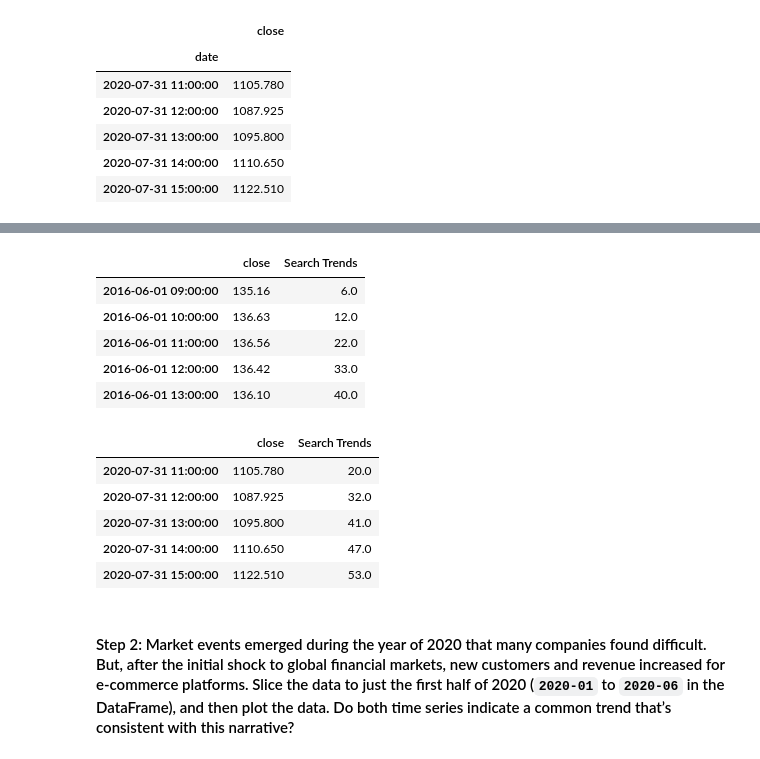
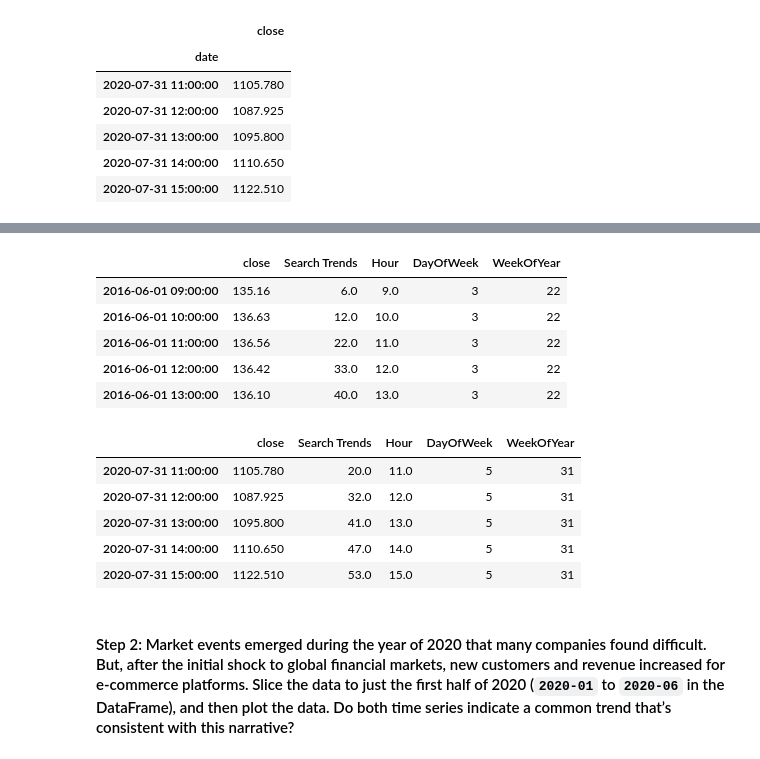
Before and after one commit to cscheese/prophet-challenge, a Jupyter notebook: forecasting_net_prophet.ipynb, the cells around one changed output, grey strips where cells are left out. Saved outputs shown, nothing was run; the diff lists cells and outputs as text; code cells hidden in the pictures.

```diff
--- a/forecasting_net_prophet.ipynb
+++ b/forecasting_net_prophet.ipynb
@@ -202,0 +194,16 @@ To that end, you want to mine the search traffic data for predictable seasonal p
+# %%
+# Group the hourly search data to plot the average traffic by the day of week, using `df.index.isocalendar().day`.
+# this code, too was AI generated within colab
+# prompt: # Group the hourly search data to plot the average traffic by the day of week, using `df.index.isocalendar().day`.
+
+# Extract the day of the week from the index
+df_mercado_trends['DayOfWeek'] = df_mercado_trends.index.isocalendar().day
+
+# Group by day of the week and calculate the mean search trends
+daily_average_traffic = df_mercado_trends.groupby('DayOfWeek')['Search Trends'].mean()
+
+# Plot the daily average traffic
+daily_average_traffic.plot(title='Average Traffic by Day of Week')
+plt.xlabel('Day of Week (1=Mon, 7=Sun)')
+plt.ylabel('Average Search Trends')
+plt.show()
@@ -209,0 +214,15 @@ To that end, you want to mine the search traffic data for predictable seasonal p
+# %%
+# This code was generated by Colab using their integrated AI tool. Super cool!  I did review the code for accuracy prior to accepting it.
+# prompt: # Group the hourly search data to plot the average traffic by the week of the year using `df.index.isocalendar().week`.
+
+# Extract the week of the year from the index
+df_mercado_trends['WeekOfYear'] = df_mercado_trends.index.isocalendar().week
+
+# Group by week of the year and calculate the mean search trends
+weekly_average_traffic = df_mercado_trends.groupby('WeekOfYear')['Search Trends'].mean()
+
+# Plot the weekly average traffic
+weekly_average_traffic.plot(title='Average Traffic by Week of Year')
+plt.xlabel('Week of Year')
+plt.ylabel('Average Search Trends')
+plt.show()
@@ -268,22 +296,29 @@ display(df_mercado_stock.tail())
 # %%
+## This code was auto generated by AI tool in Colab. Reviewed for accuracy and accepted.
+# prompt: # Concatenate the df_mercado_stock DataFrame with the df_mercado_trends DataFrame
+# # Concatenate the DataFrame by columns (axis=1), and drop and rows with only one column of data
+# # View the first and last five rows of the DataFrame
+
 # Concatenate the df_mercado_stock DataFrame with the df_mercado_trends DataFrame
 # Concatenate the DataFrame by columns (axis=1), and drop and rows with only one column of data
-
+mercado_df = pd.concat([df_mercado_stock, df_mercado_trends], axis=1).dropna()
 
 # View the first and last five rows of the DataFrame
+display(mercado_df.head())
+display(mercado_df.tail())
 # %% [output]
-|  | close | Search Trends |
-| 2016-06-01 09:00:00 | 135.16 | 6.0 |
-| 2016-06-01 10:00:00 | 136.63 | 12.0 |
-| 2016-06-01 11:00:00 | 136.56 | 22.0 |
-| 2016-06-01 12:00:00 | 136.42 | 33.0 |
-| 2016-06-01 13:00:00 | 136.10 | 40.0 |
+|  | close | Search Trends | Hour | DayOfWeek | WeekOfYear |
+| 2016-06-01 09:00:00 | 135.16 | 6.0 | 9.0 | 3 | 22 |
+| 2016-06-01 10:00:00 | 136.63 | 12.0 | 10.0 | 3 | 22 |
+| 2016-06-01 11:00:00 | 136.56 | 22.0 | 11.0 | 3 | 22 |
+| 2016-06-01 12:00:00 | 136.42 | 33.0 | 12.0 | 3 | 22 |
+| 2016-06-01 13:00:00 | 136.10 | 40.0 | 13.0 | 3 | 22 |
-|  | close | Search Trends |
-| 2020-07-31 11:00:00 | 1105.780 | 20.0 |
-| 2020-07-31 12:00:00 | 1087.925 | 32.0 |
-| 2020-07-31 13:00:00 | 1095.800 | 41.0 |
-| 2020-07-31 14:00:00 | 1110.650 | 47.0 |
-| 2020-07-31 15:00:00 | 1122.510 | 53.0 |
+|  | close | Search Trends | Hour | DayOfWeek | WeekOfYear |
+| 2020-07-31 11:00:00 | 1105.780 | 20.0 | 11.0 | 5 | 31 |
+| 2020-07-31 12:00:00 | 1087.925 | 32.0 | 12.0 | 5 | 31 |
+| 2020-07-31 13:00:00 | 1095.800 | 41.0 | 13.0 | 5 | 31 |
+| 2020-07-31 14:00:00 | 1110.650 | 47.0 | 14.0 | 5 | 31 |
+| 2020-07-31 15:00:00 | 1122.510 | 53.0 | 15.0 | 5 | 31 |
 # %% [markdown]
 #### Step 2: Market events emerged during the year of 2020 that many companies found difficult. But, after the initial shock to global financial markets, new customers and revenue increased for e-commerce platforms. Slice the data to just the first half of 2020 (`2020-01` to `2020-06` in the DataFrame), and then plot the data. Do both time series indicate a common trend that’s consistent with this narrative?
 # %%
```
Also changed, not shown: parts of 51 cells of this notebook, 1 other file.
